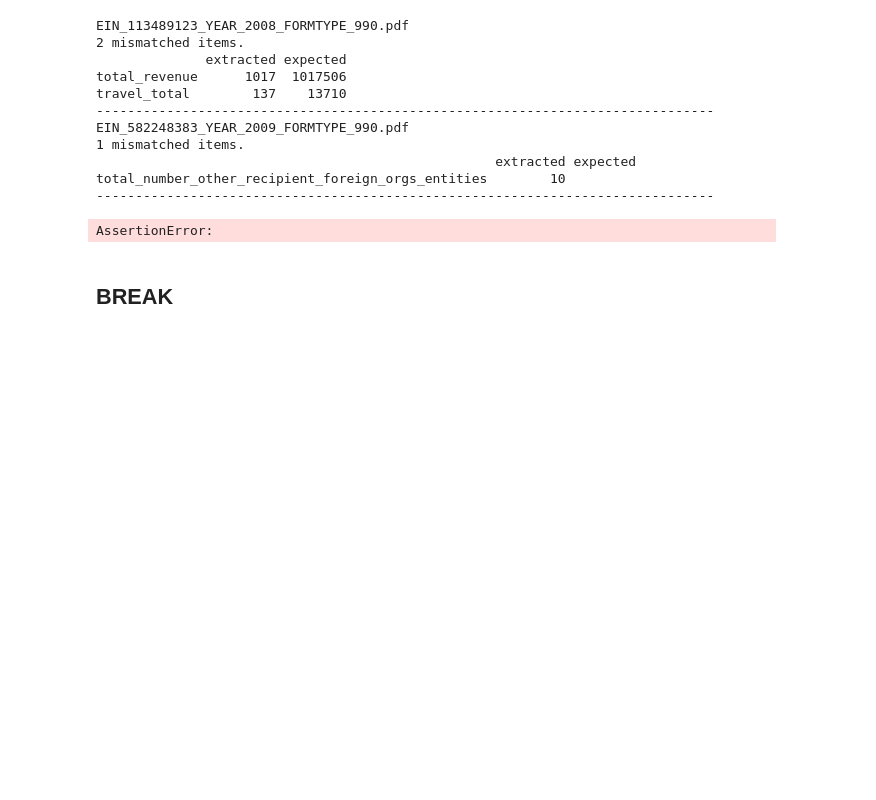
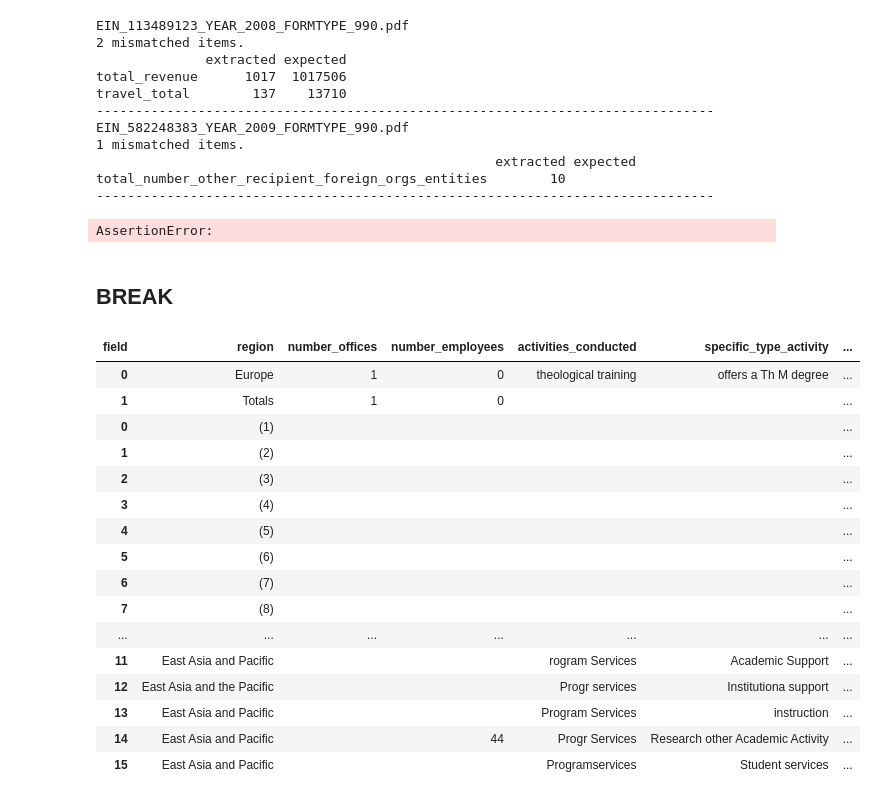
Before and after one commit to ethanscorey/parse_990_textract, a Jupyter notebook: debug_notebook.ipynb, the cells around one changed output. Saved outputs shown, nothing was run; the diff lists cells and outputs as text; code cells hidden in the pictures; blank space fills up the shorter version.

```diff
--- a/debug_notebook.ipynb
+++ b/debug_notebook.ipynb
@@ -235,7 +243,31 @@ AssertionError:
 # %% [markdown]
 ## BREAK
 # %%
-pd.concat(schedule_f_part_i_rows).head(50)
+pd.concat(schedule_f_part_i_rows).head(50)[
+    [
+        "region", "number_offices", "number_employees",
+        "activities_conducted", "specific_type_activity",
+        "total_expenditures", "pdf_key"
+    ]
+]
+# %% [output]
+| field | region | number_offices | number_employees | activities_conducted | specific_type_activity | ... |
+| 0 | Europe | 1 | 0 | theological training | offers a Th M degree | ... |
+| 1 | Totals | 1 | 0 |  |  | ... |
+| 0 | (1) |  |  |  |  | ... |
+| 1 | (2) |  |  |  |  | ... |
+| 2 | (3) |  |  |  |  | ... |
+| 3 | (4) |  |  |  |  | ... |
+| 4 | (5) |  |  |  |  | ... |
+| 5 | (6) |  |  |  |  | ... |
+| 6 | (7) |  |  |  |  | ... |
+| 7 | (8) |  |  |  |  | ... |
+| ... | ... | ... | ... | ... | ... | ... |
+| 11 | East Asia and Pacific |  |  | rogram Services | Academic Support | ... |
+| 12 | East Asia and the Pacific |  |  | Progr services | Institutiona support | ... |
+| 13 | East Asia and Pacific |  |  | Program Services | instruction | ... |
+| 14 | East Asia and Pacific |  | 44 | Progr Services | Research other Academic Activity | ... |
+| 15 | East Asia and Pacific |  |  | Programservices | Student services | ... |
 # %%
 pd.concat(schedule_f_part_i_rows).tail(50)
 # %%
```
Also changed, not shown: parts of 71 cells of this notebook, 4 other files.
